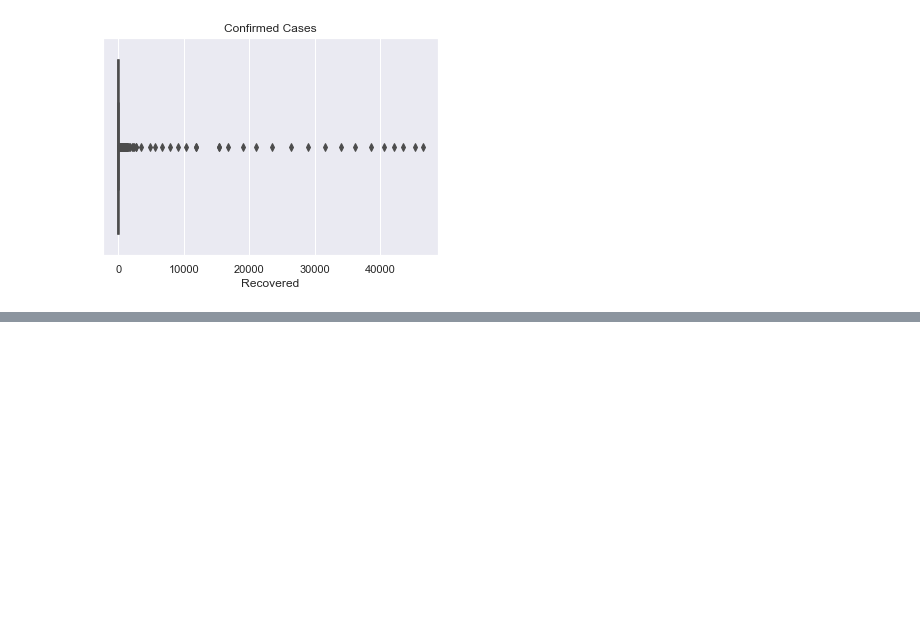
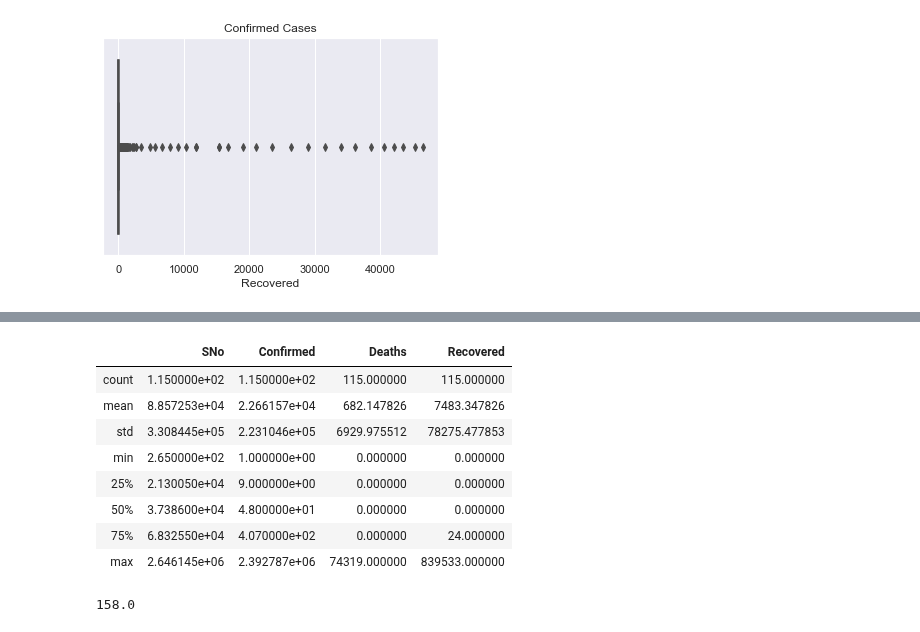
Before and after one commit to trevohearn/nyc-mhtn-ds-010620-lectures, a Jupyter notebook: novel-corona-virus-2019-dataset/Untitled.ipynb, the cells around one changed output, grey strips where cells are left out. Drawn from its saved outputs; the diff is of its cells as text; code cells hidden in the pictures; blank space fills up the shorter version.

```diff
--- a/novel-corona-virus-2019-dataset/Untitled.ipynb
+++ b/novel-corona-virus-2019-dataset/Untitled.ipynb
@@ -78,0 +56,12 @@ trace(li)
+# %%
+country_sums.describe()
+# %% [output]
+|  | SNo | Confirmed | Deaths | Recovered |
+| count | 1.150000e+02 | 1.150000e+02 | 115.000000 | 115.000000 |
+| mean | 8.857253e+04 | 2.266157e+04 | 682.147826 | 7483.347826 |
+| std | 3.308445e+05 | 2.231046e+05 | 6929.975512 | 78275.477853 |
+| min | 2.650000e+02 | 1.000000e+00 | 0.000000 | 0.000000 |
+| 25% | 2.130050e+04 | 9.000000e+00 | 0.000000 | 0.000000 |
+| 50% | 3.738600e+04 | 4.800000e+01 | 0.000000 | 0.000000 |
+| 75% | 6.832550e+04 | 4.070000e+02 | 0.000000 | 24.000000 |
+| max | 2.646145e+06 | 2.392787e+06 | 74319.000000 | 839533.000000 |
@@ -78,0 +78,4 @@ trace(li)
+# %%
+country_sums['Recovered']['US']
+# %% [output]
+158.0
```
Also changed, not shown: parts of 15 cells of this notebook, 2 other files.
